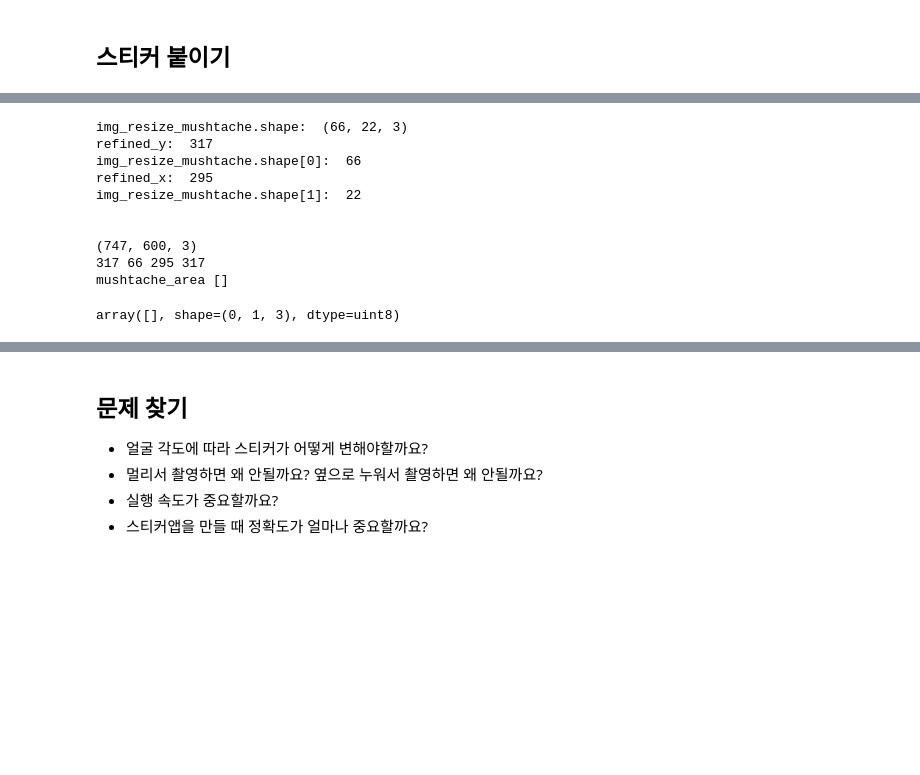
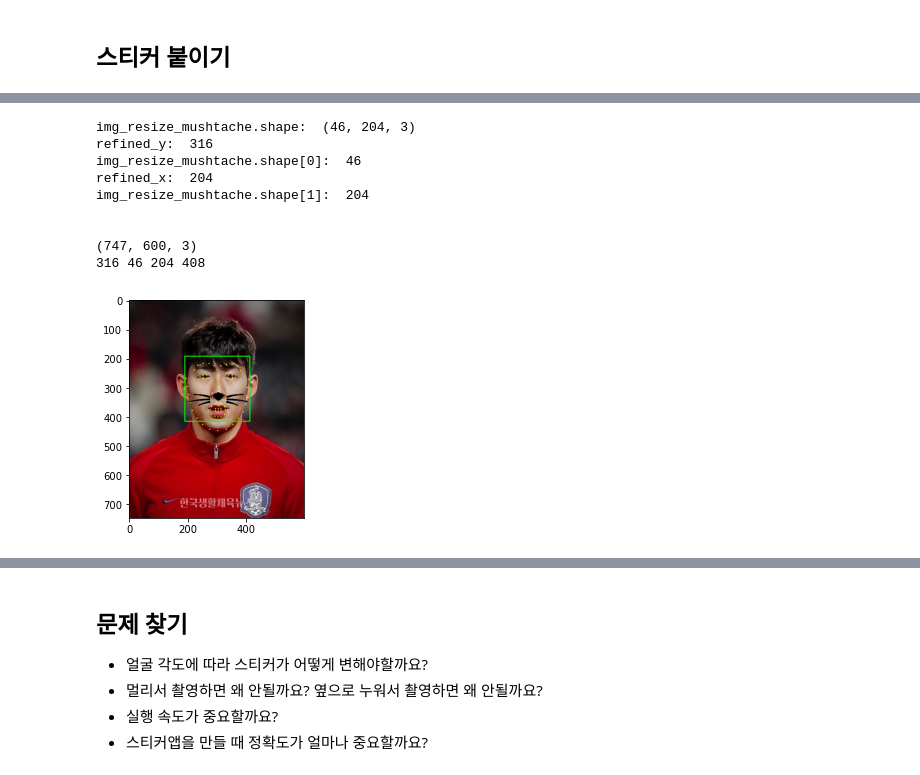
Before and after one commit to ittapa/AIFFEL-FILP-CODING, a Jupyter notebook: lms/01-EXPLORATION/E10-camera_sticker_app/02-project_cat.ipynb, the cells around one changed output, grey strips where cells are left out. Cells and saved outputs as stored; diff of their text form; code cells hidden in the pictures; blank space fills up the shorter version.

```diff
--- a/lms/01-EXPLORATION/E10-camera_sticker_app/02-project_cat.ipynb
+++ b/lms/01-EXPLORATION/E10-camera_sticker_app/02-project_cat.ipynb
@@ -185,28 +216,34 @@ img_resize_mushtache.shape
 # %%
 
-print("img_resize_mushtache.shape: ", img_resize_mushtache.shape)
+print("img_resize_mushtache.shape: ", img_mushtache_rgb.shape)
 print("refined_y: ", refined_y)
-print("img_resize_mushtache.shape[0]: ", img_resize_mushtache.shape[0])
+print("img_resize_mushtache.shape[0]: ", img_mushtache_rgb.shape[0])
 print("refined_x: ", refined_x)
-print("img_resize_mushtache.shape[1]: ", img_resize_mushtache.shape[1])
+print("img_resize_mushtache.shape[1]: ", img_mushtache_rgb.shape[1])
 print("\n")
 
 print(img_show.shape)
-print(refined_y,img_resize_mushtache.shape[0], refined_x,refined_x+img_resize_mushtache.shape[1])
-mushtache_area = img_show[refined_y:img_resize_mushtache.shape[0], refined_x:refined_x+img_resize_mushtache.shape[1]]
+print(refined_y,img_mushtache_rgb.shape[0], refined_x,refined_x+img_mushtache_rgb.shape[1])
+mushtache_area = img_show[refined_y:refined_y+img_mushtache_rgb.shape[0], refined_x:refined_x+img_mushtache_rgb.shape[1]]
 
-print("mushtache_area", mushtache_area)
-img_show[0:0, 1:2]
+#print("mushtache_area", mushtache_area)
 # %% [output]
-img_resize_mushtache.shape:  (66, 22, 3)
-refined_y:  317
-img_resize_mushtache.shape[0]:  66
-refined_x:  295
-img_resize_mushtache.shape[1]:  22
+img_resize_mushtache.shape:  (46, 204, 3)
+refined_y:  316
+img_resize_mushtache.shape[0]:  46
+refined_x:  204
+img_resize_mushtache.shape[1]:  204
 
 
 (747, 600, 3)
-317 66 295 317
-mushtache_area []
+316 46 204 408
-array([], shape=(0, 1, 3), dtype=uint8)
+# %%
+img_show[refined_y:refined_y+img_mushtache_rgb.shape[0],
+         refined_x:refined_x+img_mushtache_rgb.shape[1]] = \
+            np.where(img_mushtache_rgb==255,mushtache_area,img_mushtache_rgb).astype(np.uint8)
+
+plt.imshow(cv2.cvtColor(img_show, cv2.COLOR_BGR2RGB))
+plt.show()
+# %% [output]
+[figure, added]
 # %%
```
Also changed, not shown: parts of 24 cells of this notebook, 5 other files.
